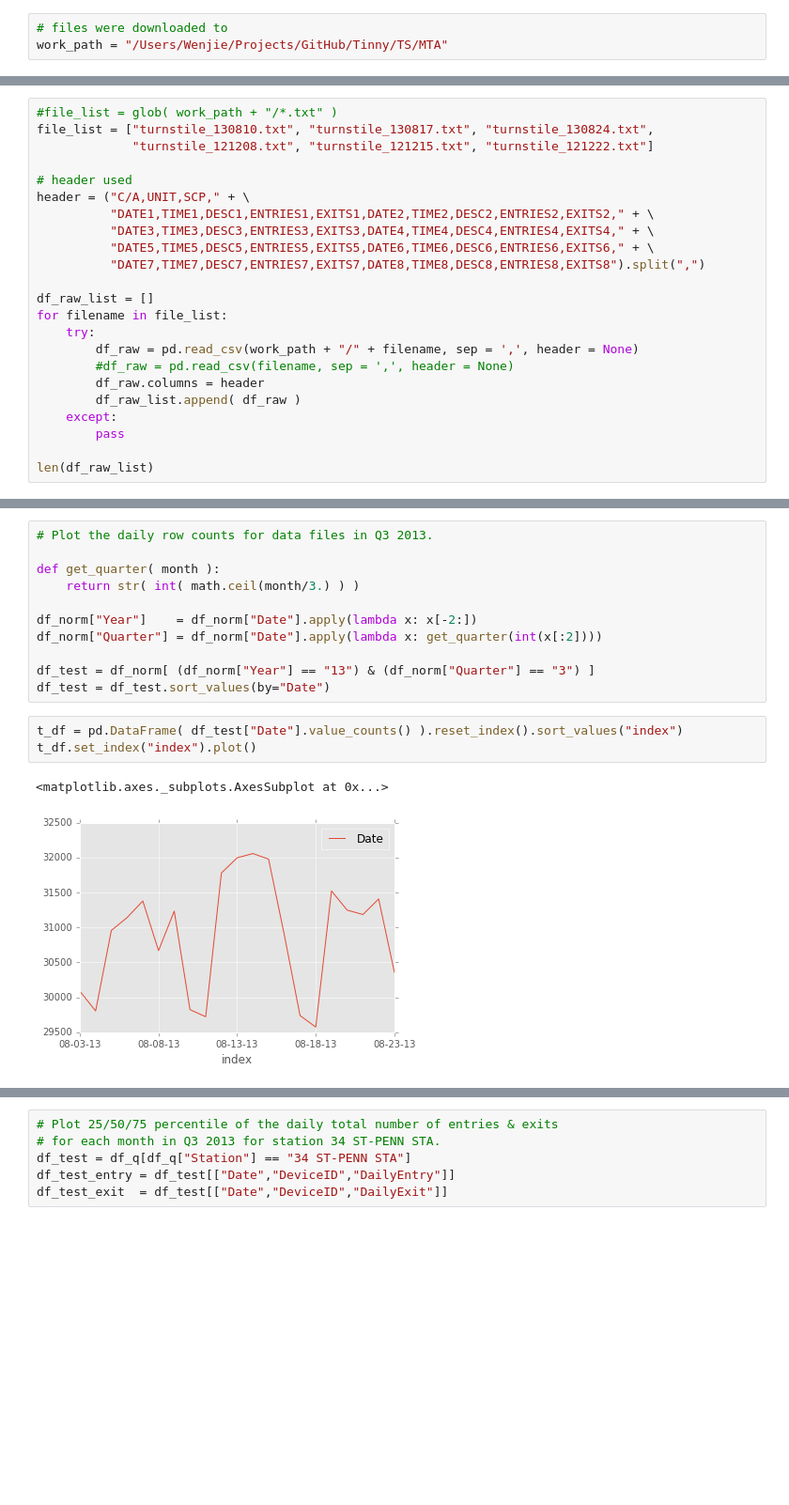
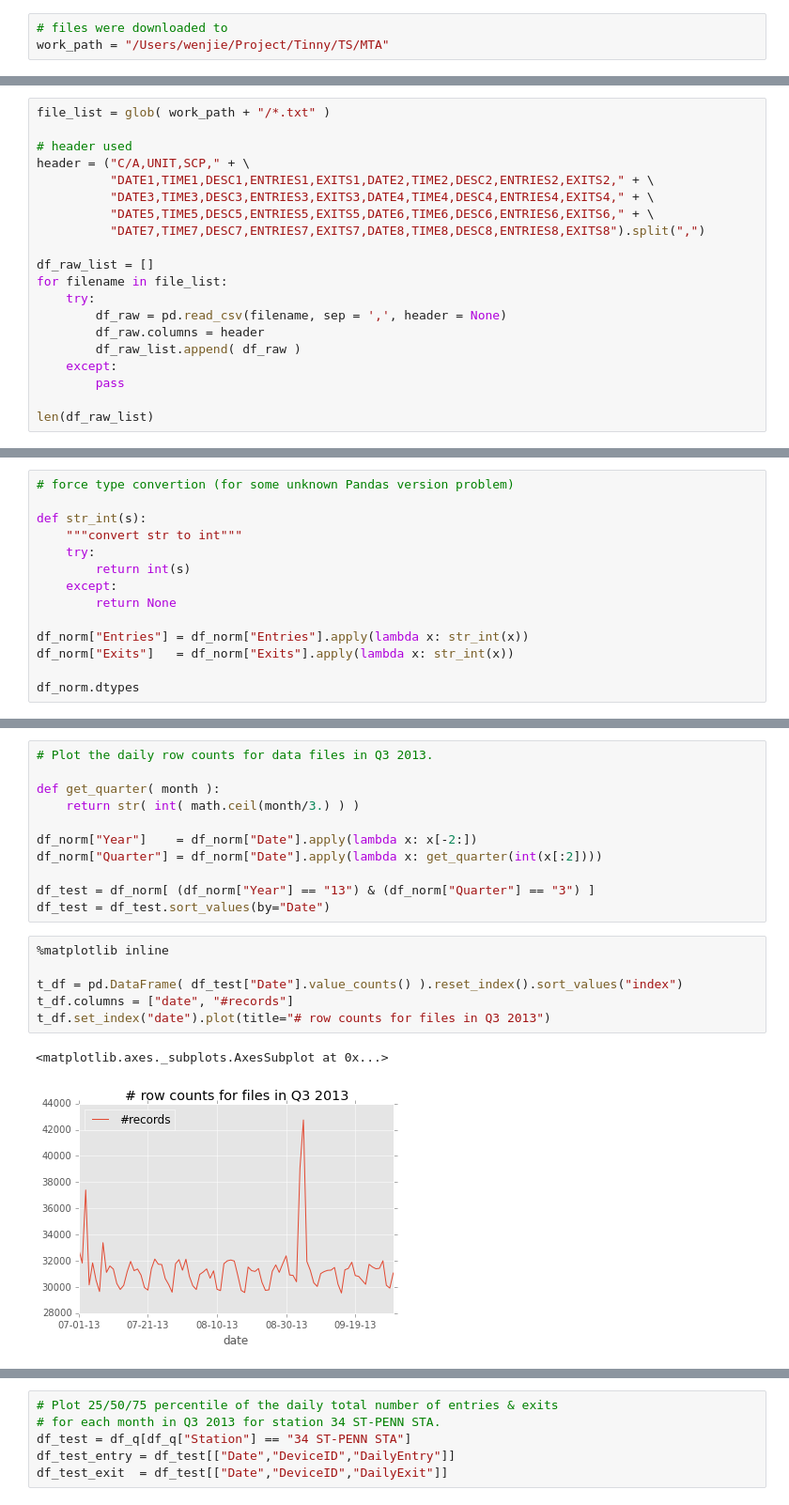
Before and after one commit to tinnyworm/Tinny, a Jupyter notebook: TS/TS Data Challange.ipynb, the cells around one changed output, grey strips where cells are left out. Shown at 94% size. Cells and saved outputs as stored; diff of their text form; blank space fills up the shorter version.

```diff
--- a/TS/TS Data Challange.ipynb
+++ b/TS/TS Data Challange.ipynb
@@ -14,7 +14,7 @@ Since the analytics and visulization tasks are based on 2013 data stats. I only
 Tool used: Firefox plugin --- DownThemAll!!!
 # %%
 # files were downloaded to
-work_path = "/Users/Wenjie/Projects/GitHub/Tinny/TS/MTA"
+work_path = "/Users/wenjie/Project/Tinny/TS/MTA"
 # %% [markdown]
 # Step 1 - raw data load
 # %%
@@ -33,9 +37,7 @@ import math
 from datetime import datetime
 from glob     import glob
 # %%
-#file_list = glob( work_path + "/*.txt" )
-file_list = ["turnstile_130810.txt", "turnstile_130817.txt", "turnstile_130824.txt",
-             "turnstile_121208.txt", "turnstile_121215.txt", "turnstile_121222.txt"]
+file_list = glob( work_path + "/*.txt" )
 
 # header used
 header = ("C/A,UNIT,SCP," + \
@@ -47,8 +49,7 @@ header = ("C/A,UNIT,SCP," + \
 df_raw_list = []
 for filename in file_list:
     try:
-        df_raw = pd.read_csv(work_path + "/" + filename, sep = ',', header = None)
-        #df_raw = pd.read_csv(filename, sep = ',', header = None)
+        df_raw = pd.read_csv(filename, sep = ',', header = None)
         df_raw.columns = header
         df_raw_list.append( df_raw )
     except:
@@ -189,0 +176,14 @@ df_norm.shape
+# %%
+# force type convertion (for some unknown Pandas version problem)
+
+def str_int(s):
+    """convert str to int"""
+    try:
+        return int(s)
+    except:
+        return None
+
+df_norm["Entries"] = df_norm["Entries"].apply(lambda x: str_int(x))
+df_norm["Exits"]   = df_norm["Exits"].apply(lambda x: str_int(x))
+
+df_norm.dtypes
@@ -473,9 +490,12 @@ df_norm["Quarter"] = df_norm["Date"].apply(lambda x: get_quarter(int(x[:2])))
 df_test = df_norm[ (df_norm["Year"] == "13") & (df_norm["Quarter"] == "3") ]
 df_test = df_test.sort_values(by="Date")
 # %%
+%matplotlib inline
+
 t_df = pd.DataFrame( df_test["Date"].value_counts() ).reset_index().sort_values("index")
-t_df.set_index("index").plot()
+t_df.columns = ["date", "#records"]
+t_df.set_index("date").plot(title="# row counts for files in Q3 2013")
 # %% [output]
 <matplotlib.axes._subplots.AxesSubplot at 0x...>
-[figure, old version]
+[figure, new version]
 # %%
```
Also changed, not shown: parts of 38 cells of this notebook.
